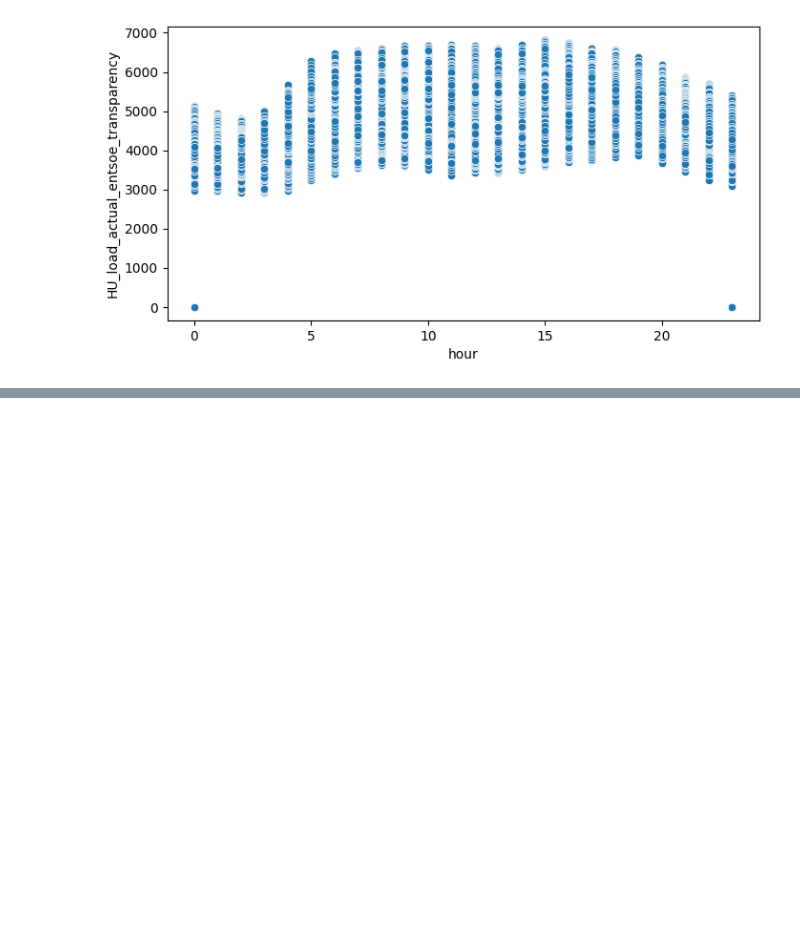
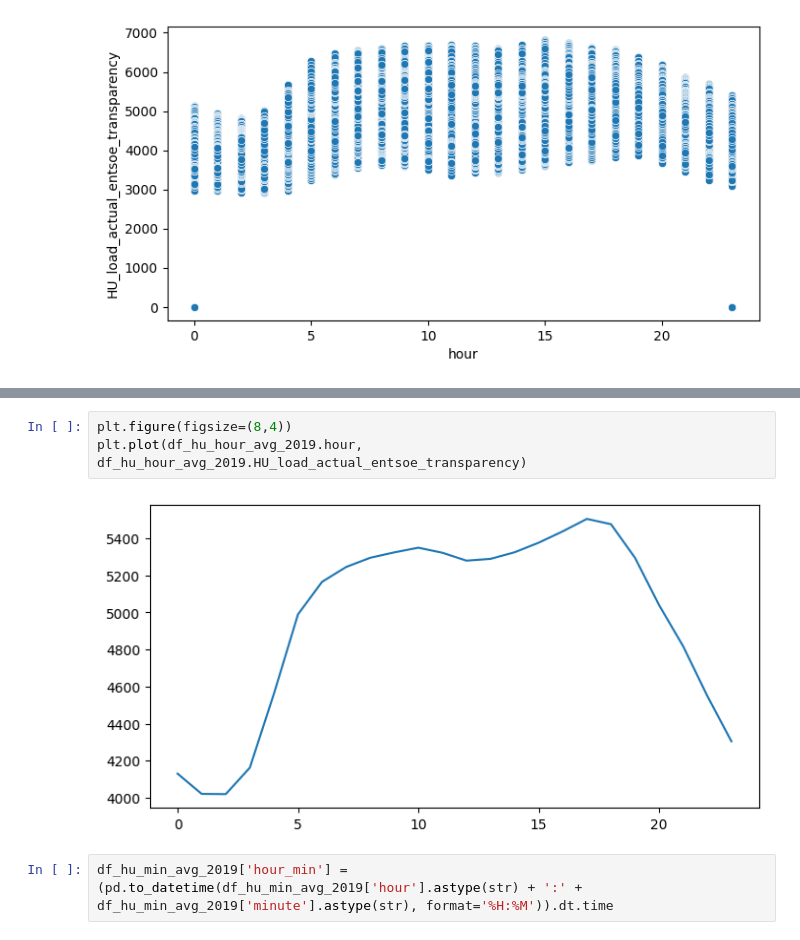
Before and after one commit to GinnCheng/wind_energy_eletricity, a Jupyter notebook: main_script.ipynb, the cells around one changed output, grey strips where cells are left out. Drawn from its saved outputs; the diff is of its cells as text; blank space fills up the shorter version.

```diff
--- a/main_script.ipynb
+++ b/main_script.ipynb
@@ -154,0 +166,7 @@ plt.show()
+# %%
+plt.figure(figsize=(8,4))
+plt.plot(df_hu_hour_avg_2019.hour, df_hu_hour_avg_2019.HU_load_actual_entsoe_transparency)
+# %% [output]
+[figure, added]
+# %%
+df_hu_min_avg_2019['hour_min'] = (pd.to_datetime(df_hu_min_avg_2019['hour'].astype(str) + ':' + df_hu_min_avg_2019['minute'].astype(str), format='%H:%M')).dt.time
```
Also changed, not shown: parts of 10 cells of this notebook.
